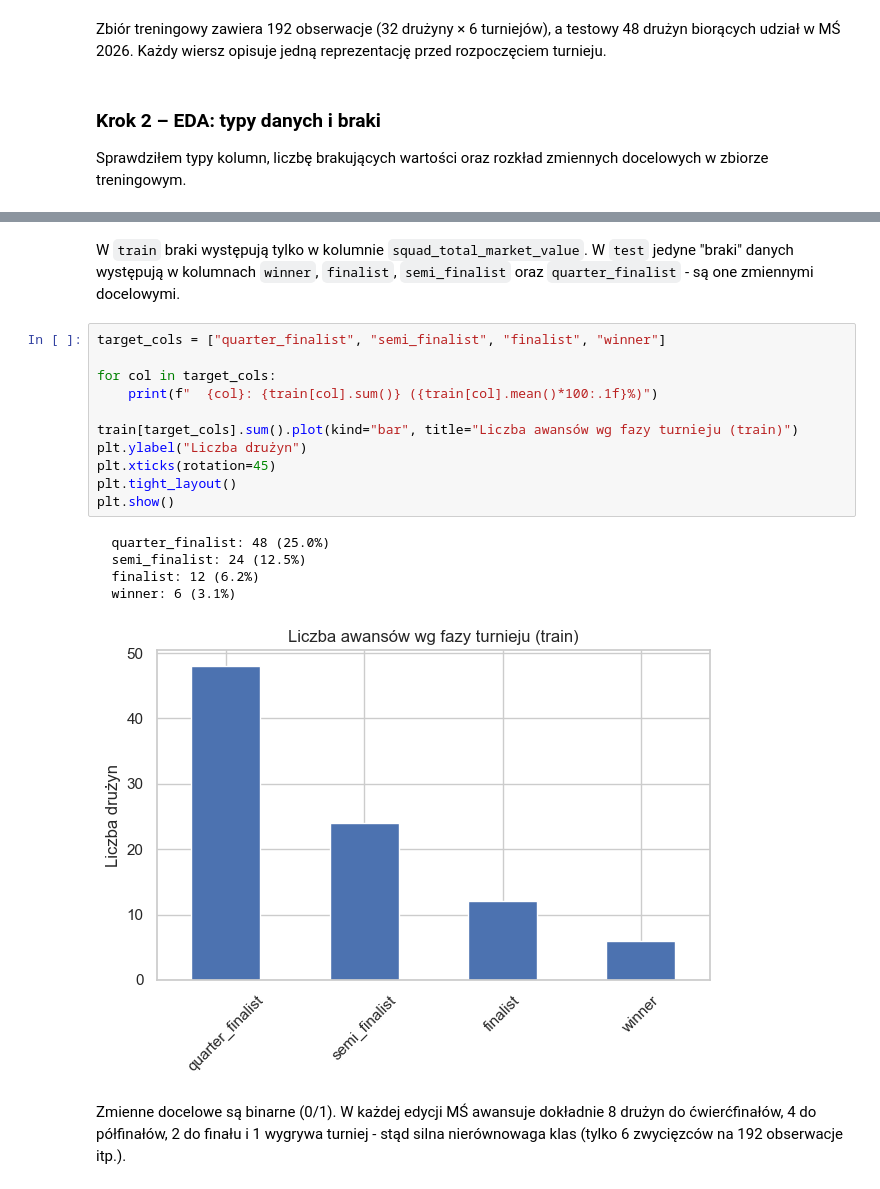
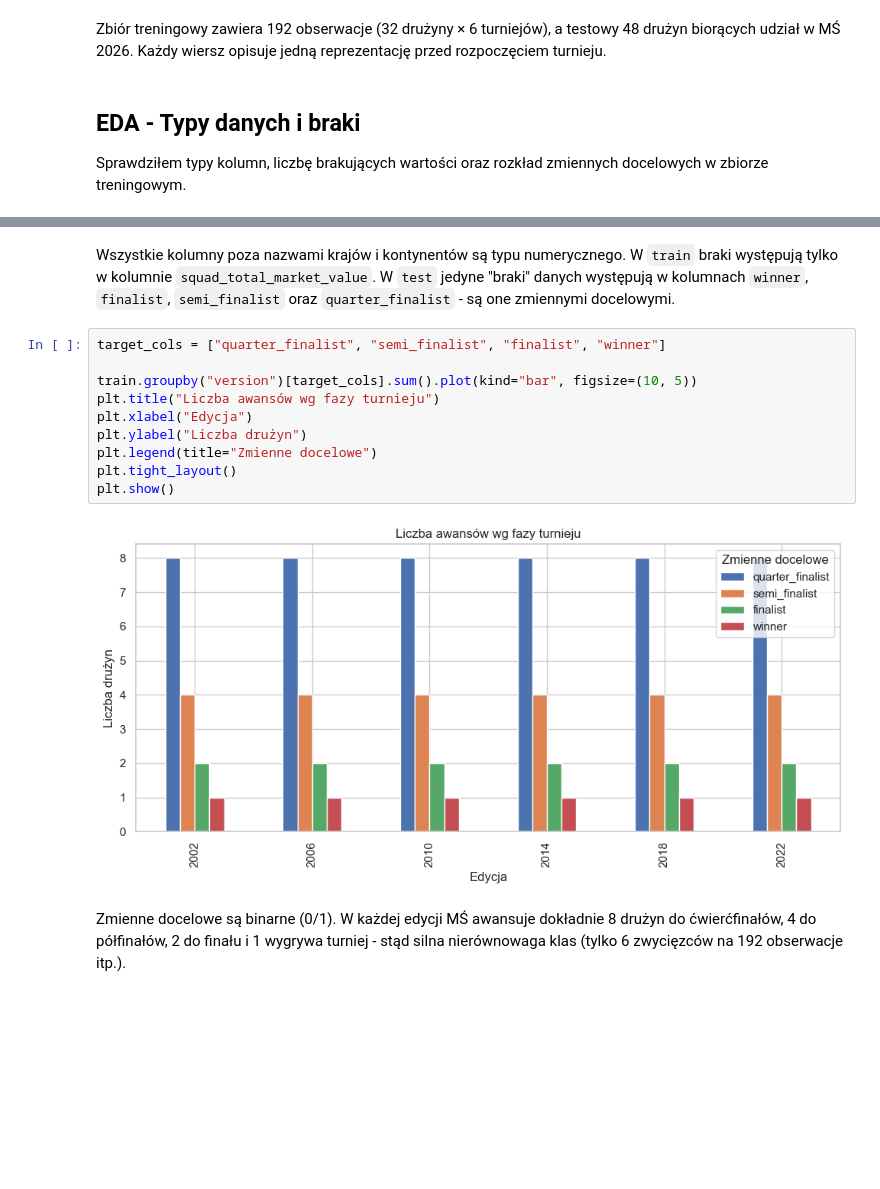
Before and after one commit to piotreuszxx/PwAD, a Jupyter notebook: lab08/PiotrPrzymus_127902_sprawozdanie_lab08.ipynb, the cells around one changed output, grey strips where cells are left out. Drawn from its saved outputs; the diff is of its cells as text; blank space fills up the shorter version.

```diff
--- a/lab08/PiotrPrzymus_127902_sprawozdanie_lab08.ipynb
+++ b/lab08/PiotrPrzymus_127902_sprawozdanie_lab08.ipynb
@@ -48,7 +55,7 @@ Edycja w danych testowych: [np.int64(2026)]
 # %% [markdown]
 Zbiór treningowy zawiera 192 obserwacje (32 drużyny × 6 turniejów), a testowy 48 drużyn biorących udział w MŚ 2026. Każdy wiersz opisuje jedną reprezentację przed rozpoczęciem turnieju.
 # %% [markdown]
-### Krok 2 – EDA: typy danych i braki
+## EDA - Typy danych i braki
 Sprawdziłem typy kolumn, liczbę brakujących wartości oraz rozkład zmiennych docelowych w zbiorze treningowym.
 # %%
 print(train.info())
@@ -75,24 +82,20 @@ semi_finalist                      48
 quarter_finalist                   48
 dtype: int64
 # %% [markdown]
+Wszystkie kolumny poza nazwami krajów i kontynentów są typu numerycznego.
 W `train` braki występują tylko w kolumnie `squad_total_market_value`. W `test` jedyne "braki" danych występują w kolumnach `winner`, `finalist`, `semi_finalist` oraz `quarter_finalist` - są one zmiennymi docelowymi.
 # %%
 target_cols = ["quarter_finalist", "semi_finalist", "finalist", "winner"]
 
-for col in target_cols:
-    print(f"  {col}: {train[col].sum()} ({train[col].mean()*100:.1f}%)")
-
-train[target_cols].sum().plot(kind="bar", title="Liczba awansów wg fazy turnieju (train)")
+train.groupby("version")[target_cols].sum().plot(kind="bar", figsize=(10, 5))
+plt.title("Liczba awansów wg fazy turnieju")
+plt.xlabel("Edycja")
 plt.ylabel("Liczba drużyn")
-plt.xticks(rotation=45)
+plt.legend(title="Zmienne docelowe")
 plt.tight_layout()
 plt.show()
 # %% [output]
-  quarter_finalist: 48 (25.0%)
-  semi_finalist: 24 (12.5%)
-  finalist: 12 (6.2%)
-  winner: 6 (3.1%)
-[figure, old version]
+[figure, new version]
 # %% [markdown]
 Zmienne docelowe są binarne (0/1). W każdej edycji MŚ awansuje dokładnie 8 drużyn do ćwierćfinałów, 4 do półfinałów, 2 do finału i 1 wygrywa turniej - stąd silna nierównowaga klas (tylko 6 zwycięzców na 192 obserwacje itp.).
 # %% [markdown]
```
Also changed, not shown: parts of 37 cells of this notebook.
